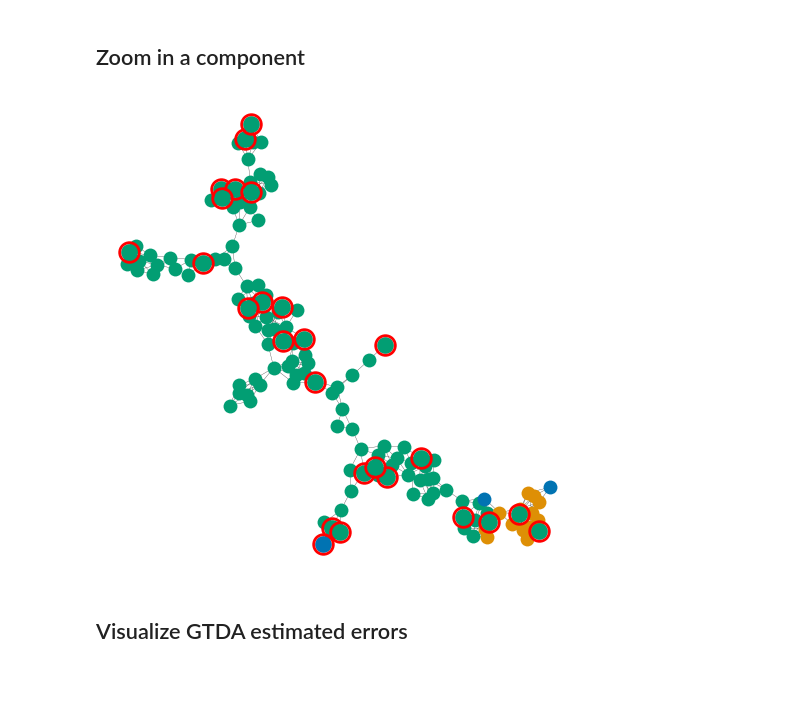
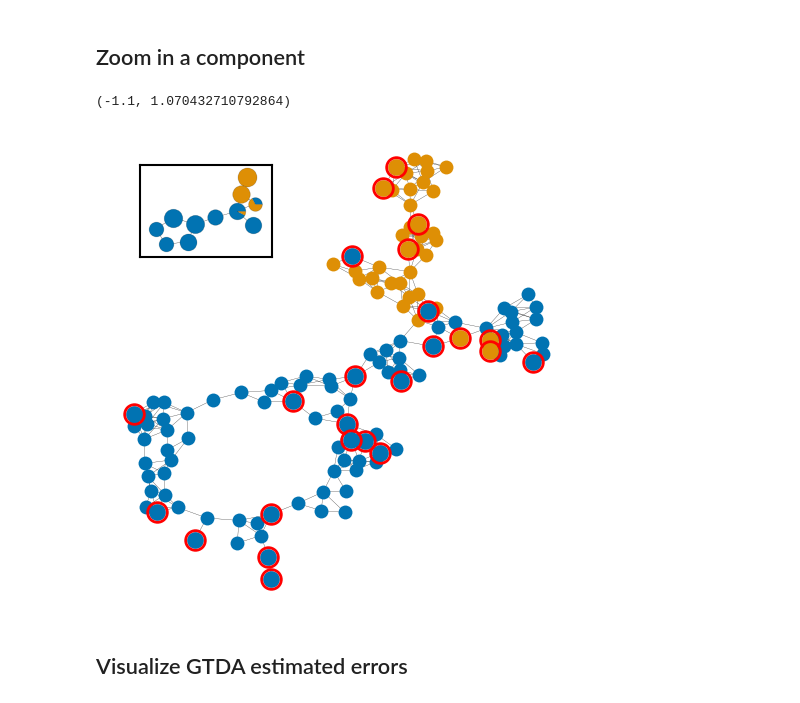
Before and after one commit to aliceseba/Graph-Topological-Data-Analysis, a Jupyter notebook: analyze_swiss_roll.ipynb, the cells around one changed output. Drawn from its saved outputs; the diff is of its cells as text; code cells hidden in the pictures.

Commit message:
changed single component plot

```diff
--- a/analyze_swiss_roll.ipynb
+++ b/analyze_swiss_roll.ipynb
@@ -5,6 +5,13 @@ import numpy as np
 import scipy.sparse as sp
 import matplotlib.pyplot as plt
 savepath = "dataset/precomputed/swiss_roll"
+# %%
+from seaborn import color_palette
+allcolors=color_palette('colorblind', as_cmap=True)
+
+all_class_colors = [(1.0, 0.4980392156862745, 0.054901960784313725),
+ (0.17254901960784313, 0.6274509803921569, 0.17254901960784313),
+ (0.5803921568627451, 0.403921568627451, 0.7411764705882353)]
 # %%
 def plot_graph(A,node_colors,coords,fig=None,ax=None,s=20):
     if fig is None:
@@ -19,12 +26,5 @@ def plot_graph(A,node_colors,coords,fig=None,ax=None,s=20):
     ax.axis('off')
     return fig,ax
-# %%
-#from colorblind palette of seaborn
-allcolors = ['#0173B2', '#DE8F05', '#029E73', '#D55E00', '#CC78BC', '#CA9161', '#FBAFE4', '#949494', '#ECE133', '#56B4E9']
-
-all_class_colors = [(1.0, 0.4980392156862745, 0.054901960784313725),
- (0.17254901960784313, 0.6274509803921569, 0.17254901960784313),
- (0.5803921568627451, 0.403921568627451, 0.7411764705882353)]
 # %% [markdown]
 ## Load and plot original Swiss Roll graph
 # %%
@@ -103,7 +97,7 @@ nn_model.test_mask[test_nodes] = 1
 smallest_component = 20
 overlap = 0.1
 labels_to_eval = list(range(preds.shape[1]))
-GTDA_record = compute_reeb(GTDA,nn_model,labels_to_eval,smallest_component,overlap,extra_lens=None,
+GTDA_record = compute_reeb(GTDA,nn_model,labels_to_eval,smallest_component,overlap,extra_lens=None,split_thd=0,
                            node_size_thd=5,reeb_component_thd=5,nprocs=10,device='cpu')#,verbose=True)
 # %% [output]
 Preprocess lens..
@@ -200,22 +193,69 @@ ax.set_ylim(np.min(ycoords)-2,np.max(ycoords)+2)
 # %%
 from GTDA.GTDA_utils import plot_subgraph
 
 fig,ax = plt.subplots(figsize=(6,6))
-component_index = 5
+component_index = 1
+
+#plotting the original graph corresponing to the reeb component
 nodes = reeb_components_to_nodes[component_index]
 subg = gtda.A_reeb[nodes,:][:,nodes]
 tmp_pos = nx.kamada_kawai_layout(nx.from_scipy_sparse_matrix(subg))
 node_colors_pred = [allcolors[i] for i in pred_labels[reeb_components_to_nodes[component_index]]]
 node_colors_truth = [allcolors[i] for i in labels[reeb_components_to_nodes[component_index]]]
 tmp_known_nodes = nn_model.train_mask[reeb_components_to_nodes[component_index]] + nn_model.val_mask[reeb_components_to_nodes[component_index]]
 fig,ax = plot_subgraph(node_colors_pred,tmp_pos,subg,nodesize=100,fig=fig,ax=ax)
 for node in np.nonzero(tmp_known_nodes)[0]:
     ax.scatter(
         [tmp_pos[node][0]],[tmp_pos[node][1]],color=node_colors_truth[node],linewidths=2,s=100)
     ax.scatter(
         [tmp_pos[node][0]],[tmp_pos[node][1]],color=(0,0,0,0),linewidths=2,edgecolors='red',s=200)
+
+#Plotting reeb_component (for a better image, check the parameters scaling the reeb component coordinates)
+reeb_component = find_components(g_reeb,size_thd=0)[1][component_index]
+g_reeb = g_reeb.tocsr()
+g_sub = g_reeb[reeb_component,:][:,reeb_component]
+pos_init = {}
+xcoords = np.zeros(len(reeb_component))
+ycoords = np.zeros(len(reeb_component))
+indices = np.zeros(len(reeb_component))
+nodes = []
+for i,reeb_node in enumerate(reeb_component):
+    nodes = gtda.final_components_filtered[gtda.filtered_nodes[reeb_node]]
+    indices[i] = gtda.filtered_nodes[reeb_node]
+    pos_init[i] = np.array([np.mean(coords[nodes,0]),np.mean(coords[nodes,1])])
+# compute a layout for each Reeb graph component
+pos_tmp = nx.kamada_kawai_layout(nx.from_scipy_sparse_matrix(g_sub),pos=pos_init,scale=1)
+for i,reeb_node in enumerate(reeb_component):
+    xcoords[i] = pos_tmp[i][0]*-0.2 - 0.5
+    ycoords[i] = pos_tmp[i][1]*0.2 + 0.7
+indices = indices.astype(int)
+df = pd.DataFrame({'x':xcoords,'y':ycoords,'sizes':40*gtda.node_sizes[indices]**0.5})
+g_sub=g_sub.tocoo()
+fig,ax = plot_reeb_component(g_sub,df,gtda.node_colors_class[indices],fig=fig,ax=ax,
+    labels_to_eval=[0,1,2],all_class_colors=allcolors,is_plotting_legend=False)
+
+# adding the black box
+q=np.ones(1000)
+r=0.06
+A=np.min(xcoords)-r
+B=np.min(ycoords)-r
+C=np.max(xcoords)+r
+D=np.max(ycoords)+r
+plt.plot(A*q,np.linspace(B,D,1000), np.linspace(A,C,1000), D*q,
+         C*q,np.linspace(D,B,1000), np.linspace(A,C,1000), B*q, c='black')
+
+#setting the plot limits
+pos=np.zeros([2,len(tmp_pos)])
+for i in range(len(tmp_pos)):
+    pos[:,i]=tmp_pos[i]
+
+ax.set_xlim(np.min(pos[0])-0.1,np.max(pos[0])+0.1)
+ax.set_ylim(np.min(pos[1])-0.1,np.max(pos[1])+0.1)
+
+# plt.savefig(f"swissroll_reeb_component{component_index}.pdf")
 # %% [output]
+(-1.1, 1.070432710792864)
-[figure, old version]
+[figure, new version]
 # %% [markdown]
 ## Visualize GTDA estimated errors
 # %%
```
Also changed, not shown: parts of 8 cells of this notebook, 2 other files.
